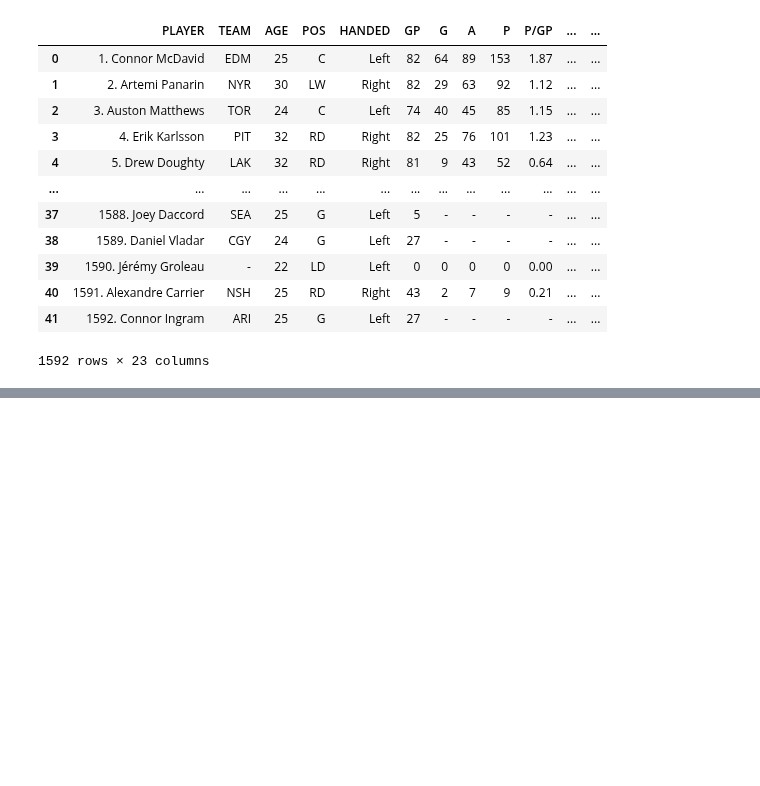
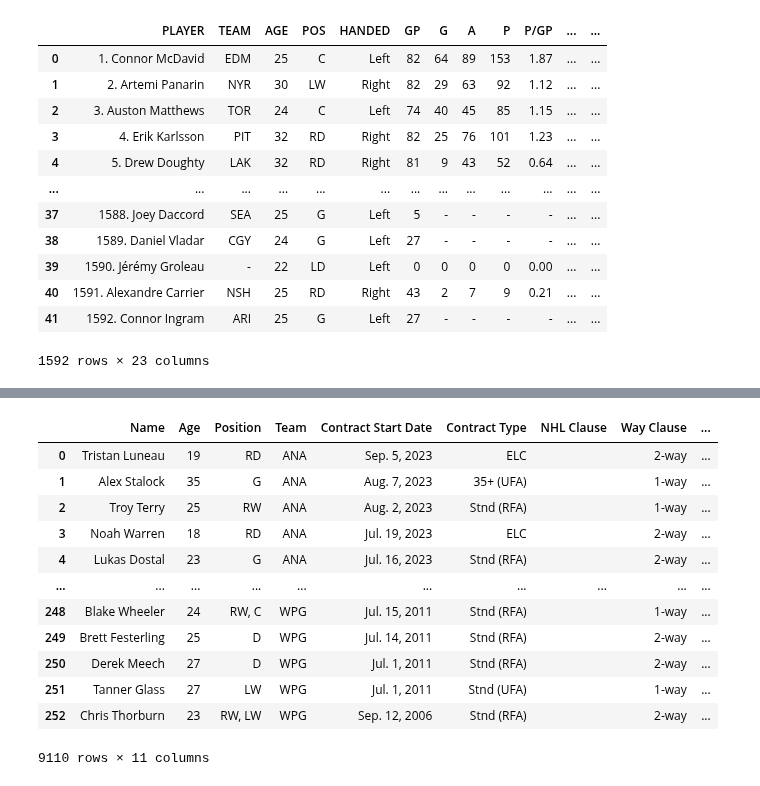
Before and after one commit to lukekerwin/DS-320_Project, a Jupyter notebook: beautiful_soup.ipynb, the cells around one changed output, grey strips where cells are left out. Cells and saved outputs as stored; diff of their text form; code cells hidden in the pictures; blank space fills up the shorter version.

```diff
--- a/beautiful_soup.ipynb
+++ b/beautiful_soup.ipynb
@@ -34,0 +62,53 @@ df
+# %%
+import requests
+from bs4 import BeautifulSoup
+import pandas as pd
+
+url = 'https://www.capfriendly.com/ajax/signings/'
+
+teams = ['ducks', 'coyotes', 'bruins', 'sabres', 'flames', 'hurricanes', 'blackhawks', 'avalanche', 'bluejackets', 'stars', 'redwings', 'oilers', 'panthers', 'kings', 'wild', 'canadiens', 'predators', 'devils', 'islanders', 'rangers', 'senators', 'flyers', 'penguins', 'sharks', 'blues', 'lightning', 'mapleleafs', 'canucks', 'goldenknights', 'capitals', 'jets']
+
+def get_team_contracts(team):
+    data = []
+    columns = ['Name', 'Age', 'Position', 'Team', 'Contract Start Date', 'Contract Type', 'NHL Clause', 'Way Clause', 'Term', 'Total Value', 'AAV']
+    for i in range(1,15):
+        try:
+            r = requests.get(url + team + '?p=' + str(i))
+            s = r.json()['data']['html']
+            soup = BeautifulSoup(s, 'html.parser')
+            table_rows = soup.find_all('tr')
+            for row in table_rows:
+                row_data = []
+                for cell in row.find_all('td'):
+                    text = cell.text.strip()
+                    row_data.append(text)
+                if len(row_data) == len(columns):
+                    data.append(row_data)
+        except:
+            break
+    df = pd.DataFrame(data, columns=columns)
+    return df
+
+def get_all_contracts():
+    df = pd.DataFrame()
+    for team in teams:
+        df = df.append(get_team_contracts(team))
+    return df
+
+df = get_all_contracts()
+# df.to_csv('contracts.csv', index=False)
+df#.drop_duplicates()#.to_csv('contracts.csv', index=False)
+# %% [output]
+|  | Name | Age | Position | Team | Contract Start Date | Contract Type | NHL Clause | Way Clause | ... |
+| 0 | Tristan Luneau | 19 | RD | ANA | Sep. 5, 2023 | ELC |  | 2-way | ... |
+| 1 | Alex Stalock | 35 | G | ANA | Aug. 7, 2023 | 35+ (UFA) |  | 1-way | ... |
+| 2 | Troy Terry | 25 | RW | ANA | Aug. 2, 2023 | Stnd (RFA) |  | 1-way | ... |
+| 3 | Noah Warren | 18 | RD | ANA | Jul. 19, 2023 | ELC |  | 2-way | ... |
+| 4 | Lukas Dostal | 23 | G | ANA | Jul. 16, 2023 | Stnd (RFA) |  | 2-way | ... |
+| ... | ... | ... | ... | ... | ... | ... | ... | ... | ... |
+| 248 | Blake Wheeler | 24 | RW, C | WPG | Jul. 15, 2011 | Stnd (RFA) |  | 1-way | ... |
+| 249 | Brett Festerling | 25 | D | WPG | Jul. 14, 2011 | Stnd (RFA) |  | 2-way | ... |
+| 250 | Derek Meech | 27 | D | WPG | Jul. 1, 2011 | Stnd (RFA) |  | 2-way | ... |
+| 251 | Tanner Glass | 27 | LW | WPG | Jul. 1, 2011 | Stnd (UFA) |  | 1-way | ... |
+| 252 | Chris Thorburn | 23 | RW, LW | WPG | Sep. 12, 2006 | Stnd (RFA) |  | 2-way | ... |
+9110 rows × 11 columns
```
Also changed, not shown: parts of 2 cells of this notebook, 1 other file.
